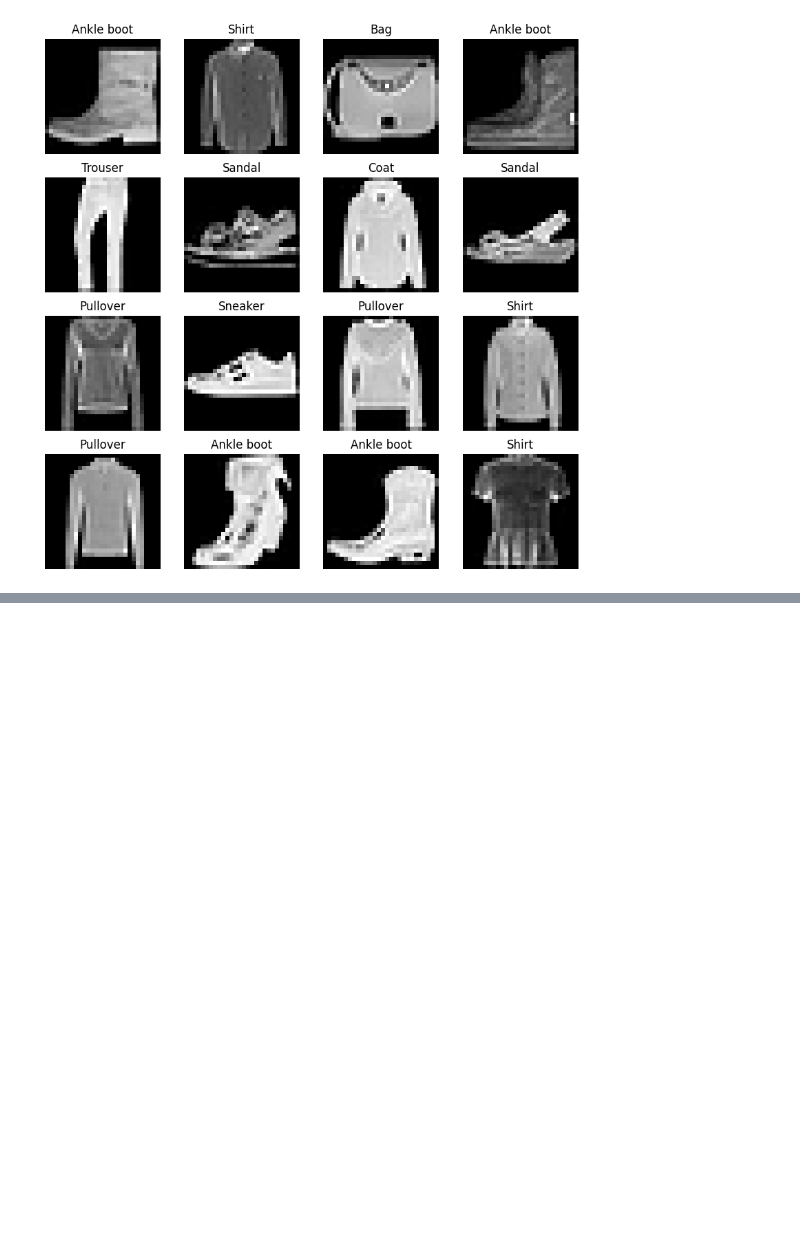
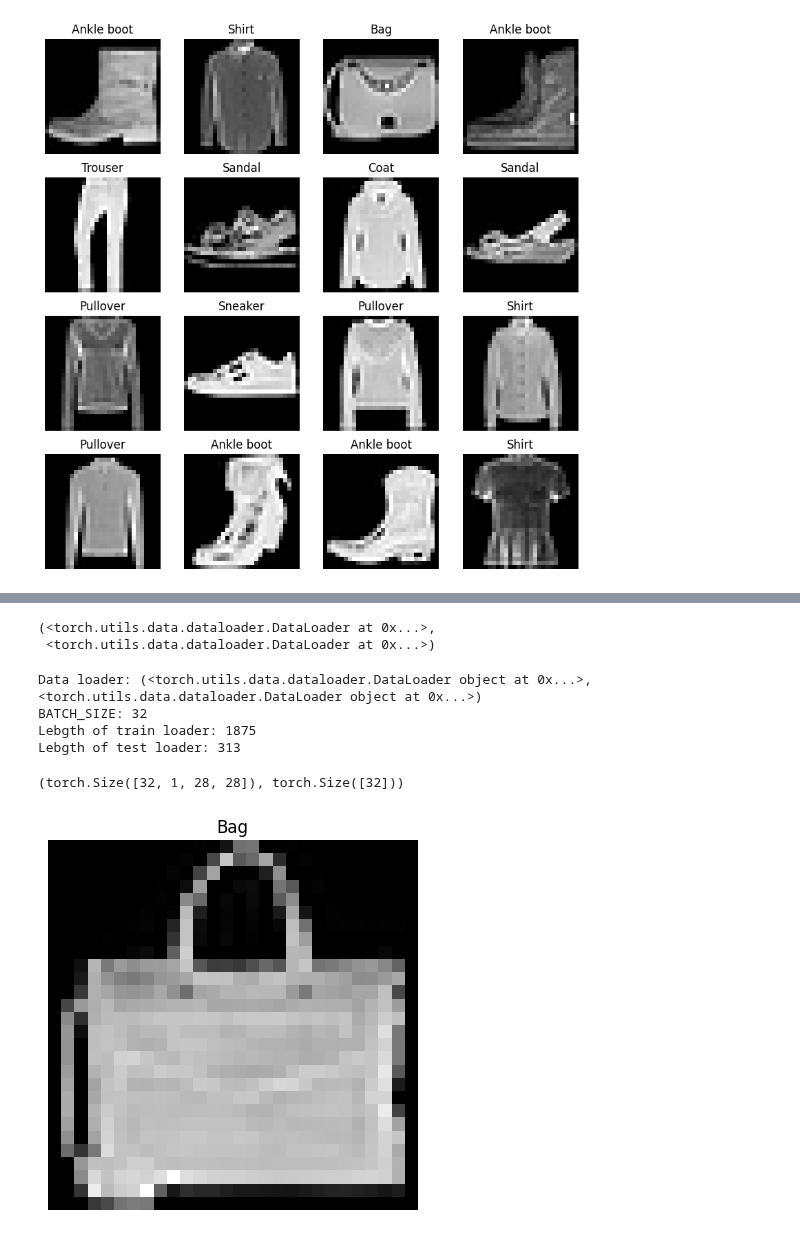
Before and after one commit to Dhaks13/My_DL_Works, a Jupyter notebook: learnings/03_CV.ipynb, the cells around one changed output, grey strips where cells are left out. Drawn from its saved outputs; the diff is of its cells as text; code cells hidden in the pictures; blank space fills up the shorter version.

```diff
--- a/learnings/03_CV.ipynb
+++ b/learnings/03_CV.ipynb
@@ -121,0 +123,38 @@ plt.show()
+# %%
+# setup data loaders
+BATCH_SIZE = 32
+
+train_loader = DataLoader(train_data, batch_size=BATCH_SIZE, shuffle=True)
+test_loader = DataLoader(test_data, batch_size=BATCH_SIZE, shuffle=False)
+train_loader, test_loader
+# %% [output]
+(<torch.utils.data.dataloader.DataLoader at 0x...>,
+ <torch.utils.data.dataloader.DataLoader at 0x...>)
+# %%
+print(f'Data loader: {train_loader, test_loader}')
+print(f'BATCH_SIZE: {BATCH_SIZE}')
+print(f'Lebgth of train loader: {len(train_loader)}')
+print(f'Lebgth of test loader: {len(test_loader)}')
+# %% [output]
+Data loader: (<torch.utils.data.dataloader.DataLoader object at 0x...>, <torch.utils.data.dataloader.DataLoader object at 0x...>)
+BATCH_SIZE: 32
+Lebgth of train loader: 1875
+Lebgth of test loader: 313
+# %%
+#Check what is inside the data loader
+train_features_batch, train_labels_batch = next(iter(train_loader))
+train_features_batch.shape, train_labels_batch.shape
+# %% [output]
+(torch.Size([32, 1, 28, 28]), torch.Size([32]))
+# %%
+#show a sample
+# torch.manual_seed(42)
+rand_idx = torch.randint(len(train_features_batch), (1,)).item()
+img, label = train_features_batch[rand_idx], train_labels_batch[rand_idx]
+
+plt.imshow(img.squeeze(), cmap='gray')
+plt.title(class_names[label.item()])
+plt.axis(False)
+plt.show()
+# %% [output]
+[figure, added]
```
Also changed, not shown: parts of 11 cells of this notebook.
